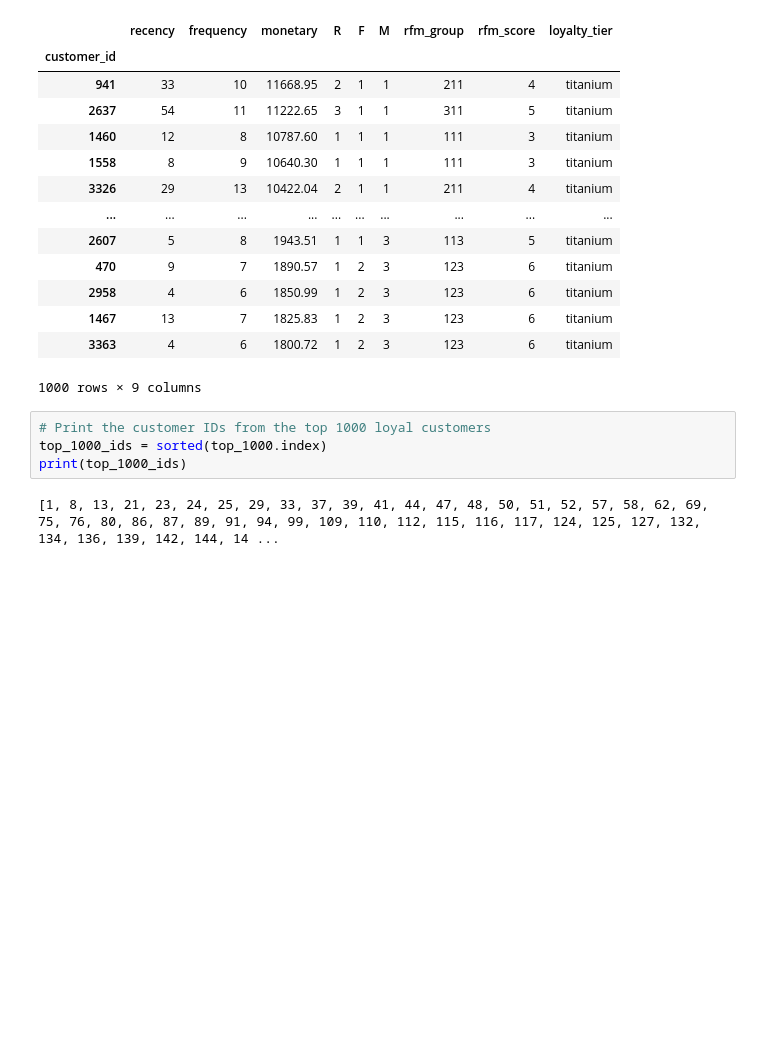
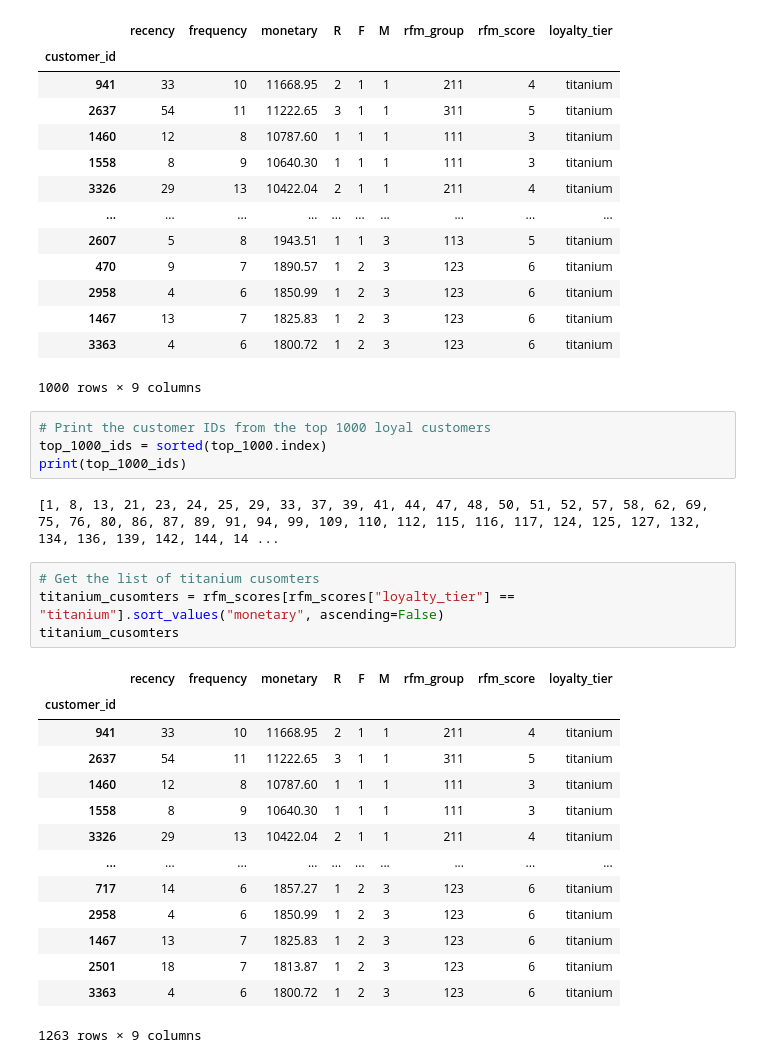
Before and after one commit to Navyhoang/KPMG_Virtual_Internship_Challenge, a Jupyter notebook: Results/KPMG_module_1_transaction.ipynb, the cells around one changed output. Saved outputs shown, nothing was run; the diff lists cells and outputs as text; blank space fills up the shorter version.

```diff
--- a/Results/KPMG_module_1_transaction.ipynb
+++ b/Results/KPMG_module_1_transaction.ipynb
@@ -684,3 +684,22 @@ top_1000_ids = sorted(top_1000.index)
 print(top_1000_ids)
 # %% [output]
 [1, 8, 13, 21, 23, 24, 25, 29, 33, 37, 39, 41, 44, 47, 48, 50, 51, 52, 57, 58, 62, 69, 75, 76, 80, 86, 87, 89, 91, 94, 99, 109, 110, 112, 115, 116, 117, 124, 125, 127, 132, 134, 136, 139, 142, 144, 14 ...
+# %%
+# Get the list of titanium cusomters
+titanium_cusomters = rfm_scores[rfm_scores["loyalty_tier"] == "titanium"].sort_values("monetary", ascending=False)
+titanium_cusomters
+# %% [output]
+|  | recency | frequency | monetary | R | F | M | rfm_group | rfm_score | loyalty_tier |
+| customer_id |  |  |  |  |  |  |  |  |  |
+| 941 | 33 | 10 | 11668.95 | 2 | 1 | 1 | 211 | 4 | titanium |
+| 2637 | 54 | 11 | 11222.65 | 3 | 1 | 1 | 311 | 5 | titanium |
+| 1460 | 12 | 8 | 10787.60 | 1 | 1 | 1 | 111 | 3 | titanium |
+| 1558 | 8 | 9 | 10640.30 | 1 | 1 | 1 | 111 | 3 | titanium |
+| 3326 | 29 | 13 | 10422.04 | 2 | 1 | 1 | 211 | 4 | titanium |
+| ... | ... | ... | ... | ... | ... | ... | ... | ... | ... |
+| 717 | 14 | 6 | 1857.27 | 1 | 2 | 3 | 123 | 6 | titanium |
+| 2958 | 4 | 6 | 1850.99 | 1 | 2 | 3 | 123 | 6 | titanium |
+| 1467 | 13 | 7 | 1825.83 | 1 | 2 | 3 | 123 | 6 | titanium |
+| 2501 | 18 | 7 | 1813.87 | 1 | 2 | 3 | 123 | 6 | titanium |
+| 3363 | 4 | 6 | 1800.72 | 1 | 2 | 3 | 123 | 6 | titanium |
+1263 rows × 9 columns
```
